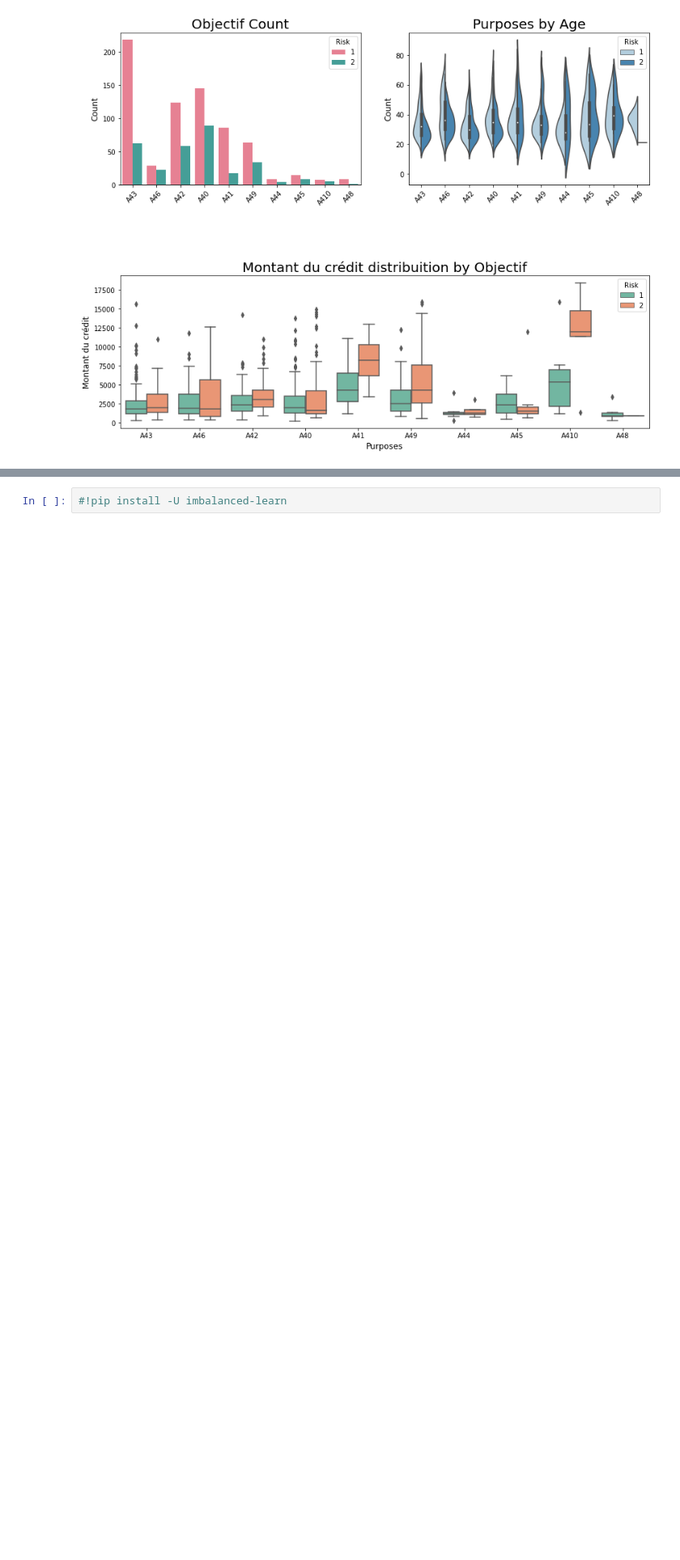
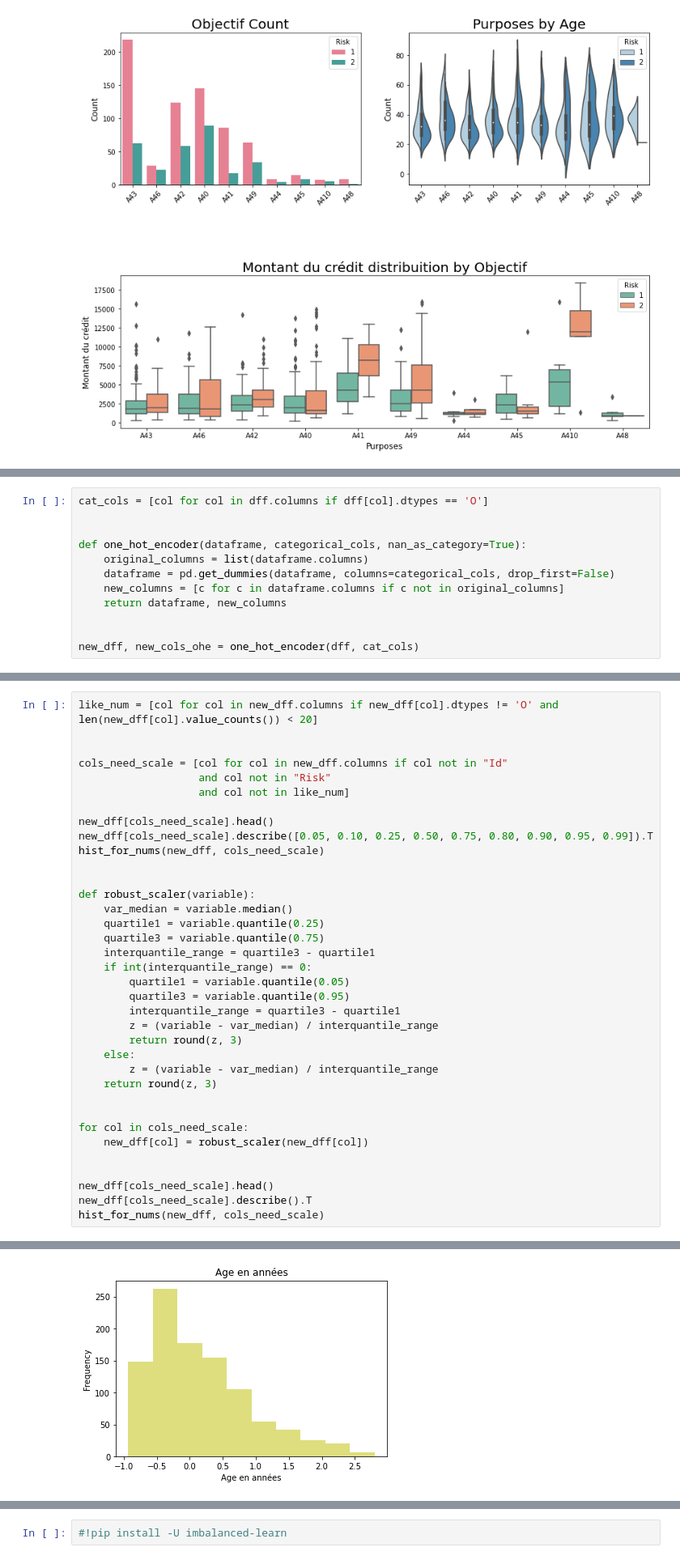
Before and after one commit to Erifai/SupervisedLearningProjectM2, a Jupyter notebook: SupervisedLearningProjectM2.ipynb, the cells around one changed output, grey strips where cells are left out. Shown at 81% size. Cells and saved outputs as stored; diff of their text form; blank space fills up the shorter version.

```diff
--- a/SupervisedLearningProjectM2.ipynb
+++ b/SupervisedLearningProjectM2.ipynb
@@ -549,0 +616,12 @@ A49        63  34
+# %%
+cat_cols = [col for col in dff.columns if dff[col].dtypes == 'O']
+
+
+def one_hot_encoder(dataframe, categorical_cols, nan_as_category=True):
+    original_columns = list(dataframe.columns)
+    dataframe = pd.get_dummies(dataframe, columns=categorical_cols, drop_first=False)
+    new_columns = [c for c in dataframe.columns if c not in original_columns]
+    return dataframe, new_columns
+
+
+new_dff, new_cols_ohe = one_hot_encoder(dff, cat_cols)
@@ -549,0 +648,37 @@ A49        63  34
+# %%
+like_num = [col for col in new_dff.columns if new_dff[col].dtypes != 'O' and len(new_dff[col].value_counts()) < 20]
+
+
+cols_need_scale = [col for col in new_dff.columns if col not in "Id"
+                   and col not in "Risk"
+                   and col not in like_num]
+
+new_dff[cols_need_scale].head()
+new_dff[cols_need_scale].describe([0.05, 0.10, 0.25, 0.50, 0.75, 0.80, 0.90, 0.95, 0.99]).T
+hist_for_nums(new_dff, cols_need_scale)
+
+
+def robust_scaler(variable):
+    var_median = variable.median()
+    quartile1 = variable.quantile(0.25)
+    quartile3 = variable.quantile(0.75)
+    interquantile_range = quartile3 - quartile1
+    if int(interquantile_range) == 0:
+        quartile1 = variable.quantile(0.05)
+        quartile3 = variable.quantile(0.95)
+        interquantile_range = quartile3 - quartile1
+        z = (variable - var_median) / interquantile_range
+        return round(z, 3)
+    else:
+        z = (variable - var_median) / interquantile_range
+    return round(z, 3)
+
+
+for col in cols_need_scale:
+    new_dff[col] = robust_scaler(new_dff[col])
+
+
+new_dff[cols_need_scale].head()
+new_dff[cols_need_scale].describe().T
+hist_for_nums(new_dff, cols_need_scale)
+# %% [output]
@@ -549,0 +689 @@ A49        63  34
+[figure, added]
```
Also changed, not shown: parts of 23 cells of this notebook.
